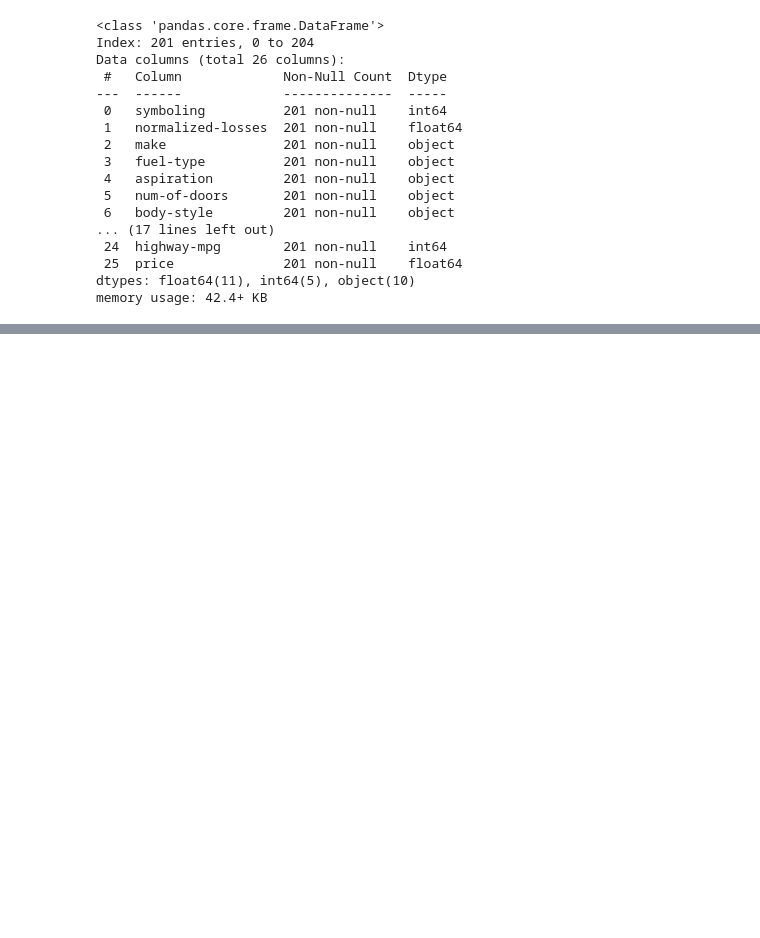
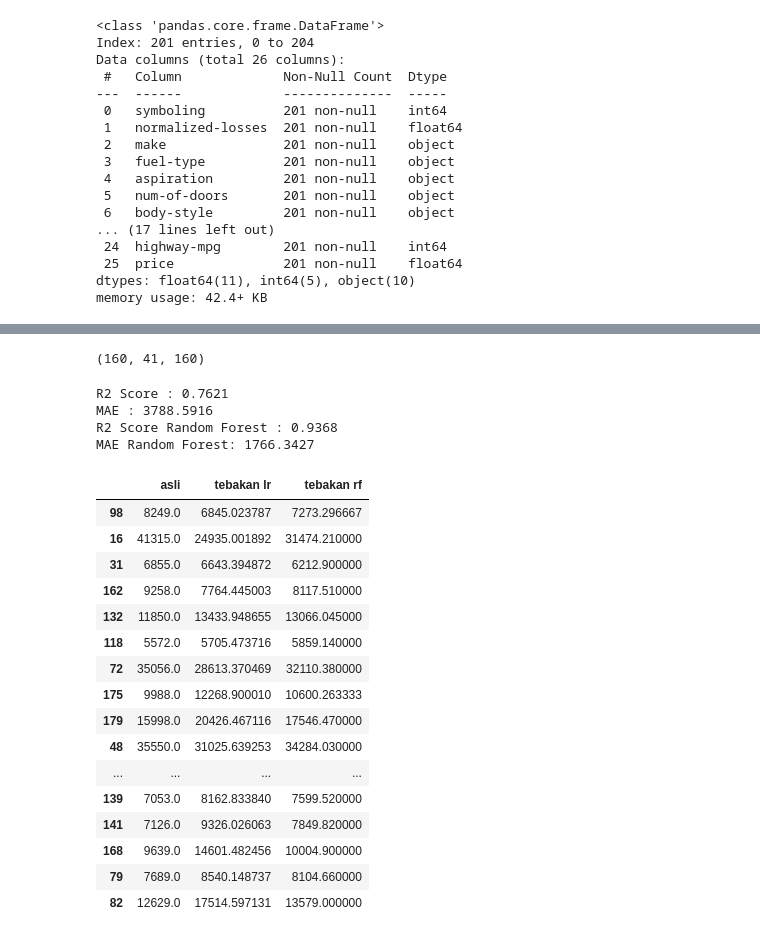
Before and after one commit to rezzz59/STUPEN, a Jupyter notebook: latihan/regresi1.ipynb, the cells around one changed output, grey strips where cells are left out. Saved outputs shown, nothing was run; the diff lists cells and outputs as text; code cells hidden in the pictures; blank space fills up the shorter version.

```diff
--- a/latihan/regresi1.ipynb
+++ b/latihan/regresi1.ipynb
@@ -367,0 +368,3 @@ Text(0.5, 1.0, 'Peta korelasi fitur pada mobil vs harga')
+# %%
+
+df_auto = df_auto.fillna(df_auto['horsepower'].median())
@@ -367,0 +391,63 @@ Text(0.5, 1.0, 'Peta korelasi fitur pada mobil vs harga')
+# %%
+from sklearn.model_selection import train_test_split
+
+fitur = ['horsepower', 'engine-size', 'curb-weight', 'width', 'length', 'city-mpg', 'highway-mpg']
+x = df_auto[fitur]
+y = df_auto['price']
+
+x_train, x_test, y_train, y_test = train_test_split(x, y, test_size=0.2, random_state=42)
+len(x_train), len(x_test), len(y_train)
+# %% [output]
+(160, 41, 160)
+# %%
+from sklearn.linear_model import LinearRegression
+from sklearn.ensemble import RandomForestRegressor
+from sklearn.metrics import mean_absolute_error, r2_score
+
+model_lr = LinearRegression()
+model_lr.fit(x_train, y_train)
+
+model_rf = RandomForestRegressor(random_state=42)
+model_rf.fit(x_train, y_train)
+
+predict_lr = model_lr.predict(x_test)
+predict_rf = model_rf.predict(x_test)
+
+score_r2 = r2_score(y_test, predict_lr)
+mae = mean_absolute_error(y_test, predict_lr)
+
+score_r2_rf = r2_score(y_test, predict_rf)
+mae_rf = mean_absolute_error(y_test, predict_rf)
+
+
+print(f"R2 Score : {score_r2:.4f}")
+print(f'MAE : {mae:.4f}')
+
+print(f"R2 Score Random Forest : {score_r2_rf:.4f}")
+print(f'MAE Random Forest: {mae_rf:.4f}')
+
+#hasil tebakan
+hasil = pd.DataFrame({'asli ': y_test, 'tebakan lr ': predict_lr, 'tebakan rf ': predict_rf})
+hasil
+# %% [output]
+R2 Score : 0.7621
+MAE : 3788.5916
+R2 Score Random Forest : 0.9368
+MAE Random Forest: 1766.3427
+|  | asli | tebakan lr | tebakan rf |
+| 98 | 8249.0 | 6845.023787 | 7273.296667 |
+| 16 | 41315.0 | 24935.001892 | 31474.210000 |
+| 31 | 6855.0 | 6643.394872 | 6212.900000 |
+| 162 | 9258.0 | 7764.445003 | 8117.510000 |
+| 132 | 11850.0 | 13433.948655 | 13066.045000 |
+| 118 | 5572.0 | 5705.473716 | 5859.140000 |
+| 72 | 35056.0 | 28613.370469 | 32110.380000 |
+| 175 | 9988.0 | 12268.900010 | 10600.263333 |
+| 179 | 15998.0 | 20426.467116 | 17546.470000 |
+| 48 | 35550.0 | 31025.639253 | 34284.030000 |
+| ... | ... | ... | ... |
+| 139 | 7053.0 | 8162.833840 | 7599.520000 |
+| 141 | 7126.0 | 9326.026063 | 7849.820000 |
+| 168 | 9639.0 | 14601.482456 | 10004.900000 |
+| 79 | 7689.0 | 8540.148737 | 8104.660000 |
+| 82 | 12629.0 | 17514.597131 | 13579.000000 |
```
Also changed, not shown: parts of 2 cells of this notebook, 1 other file.
